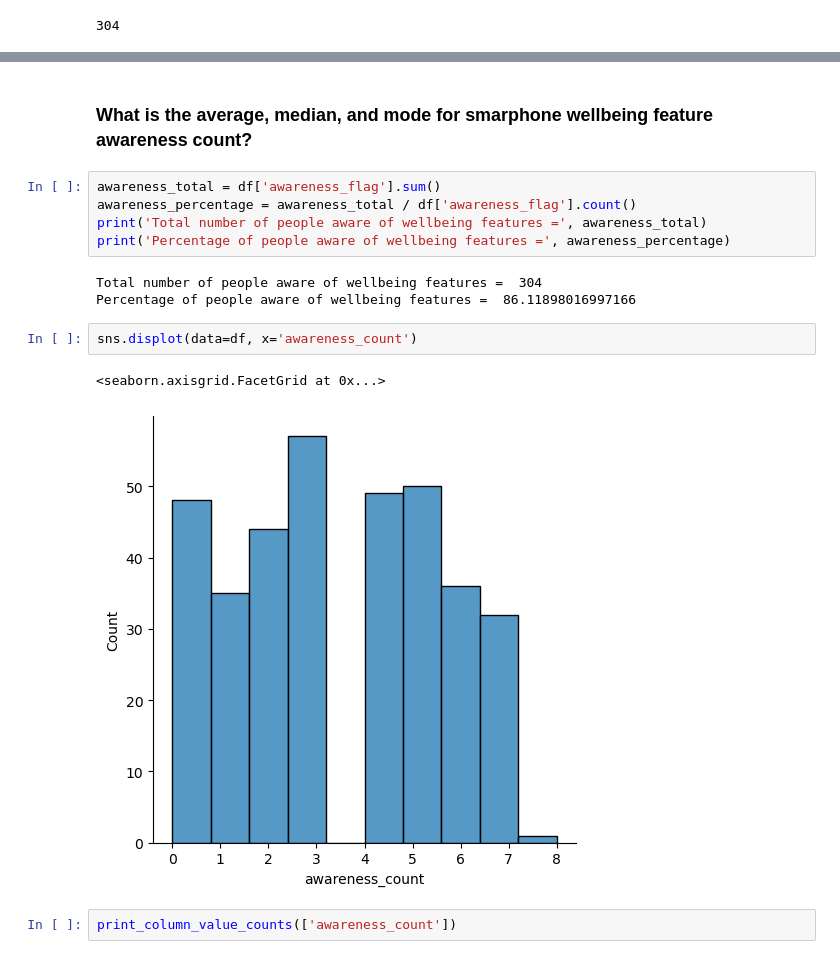
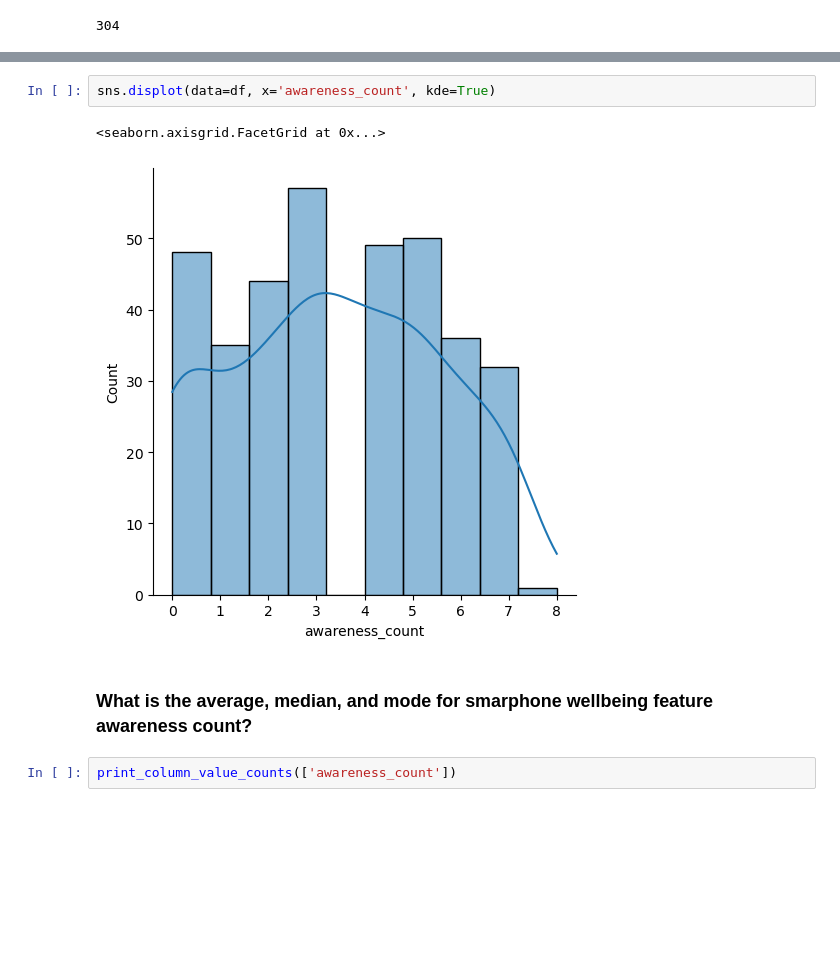
Before and after one commit to smc395/smartphone-wellbeing-study, a Jupyter notebook: analysis.ipynb, the cells around one changed output, grey strips where cells are left out. Cells and saved outputs as stored; diff of their text form; blank space fills up the shorter version.

```diff
--- a/analysis.ipynb
+++ b/analysis.ipynb
@@ -227,18 +247,10 @@ df['awareness_flag'].sum()
+# %%
+sns.displot(data=df, x='awareness_count', kde=True)
+# %% [output]
+<seaborn.axisgrid.FacetGrid at 0x...>
+[figure, added]
 # %% [markdown]
 ### What is the average, median, and mode for smarphone wellbeing feature awareness count?
-# %%
-awareness_total = df['awareness_flag'].sum()
-awareness_percentage = awareness_total / df['awareness_flag'].count()
-print('Total number of people aware of wellbeing features =', awareness_total)
-print('Percentage of people aware of wellbeing features =', awareness_percentage)
-# %% [output]
-Total number of people aware of wellbeing features =  304
-Percentage of people aware of wellbeing features =  86.11898016997166
-# %%
-sns.displot(data=df, x='awareness_count')
-# %% [output]
-<seaborn.axisgrid.FacetGrid at 0x...>
-[figure, removed]
 # %%
 print_column_value_counts(['awareness_count'])
 # %% [output]
```
Also changed, not shown: parts of 40 cells of this notebook.
